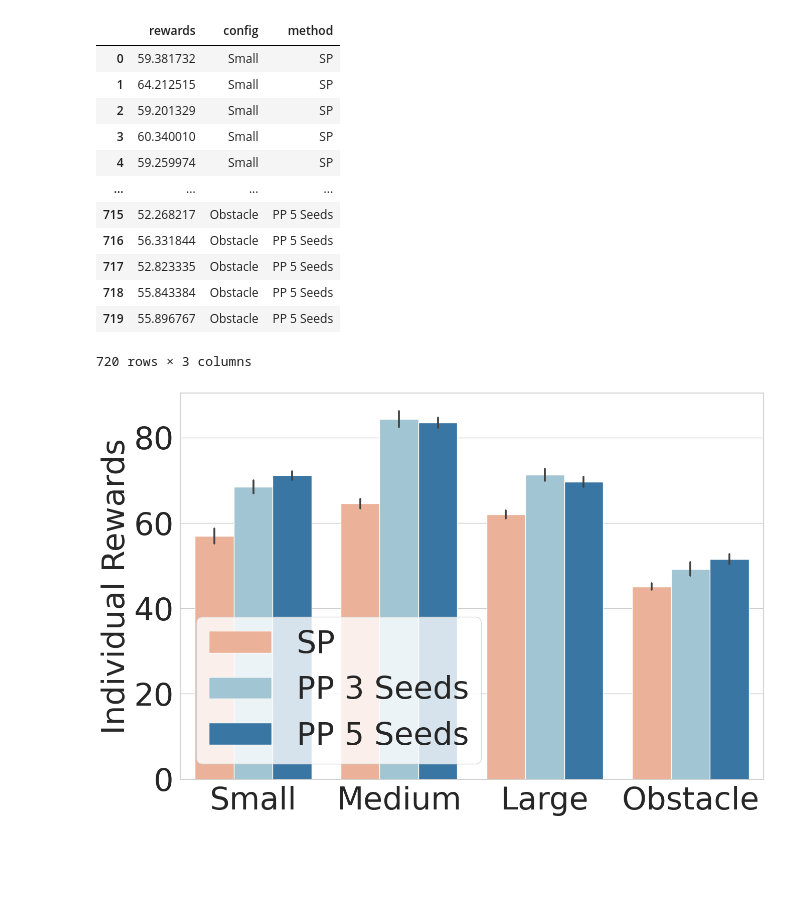
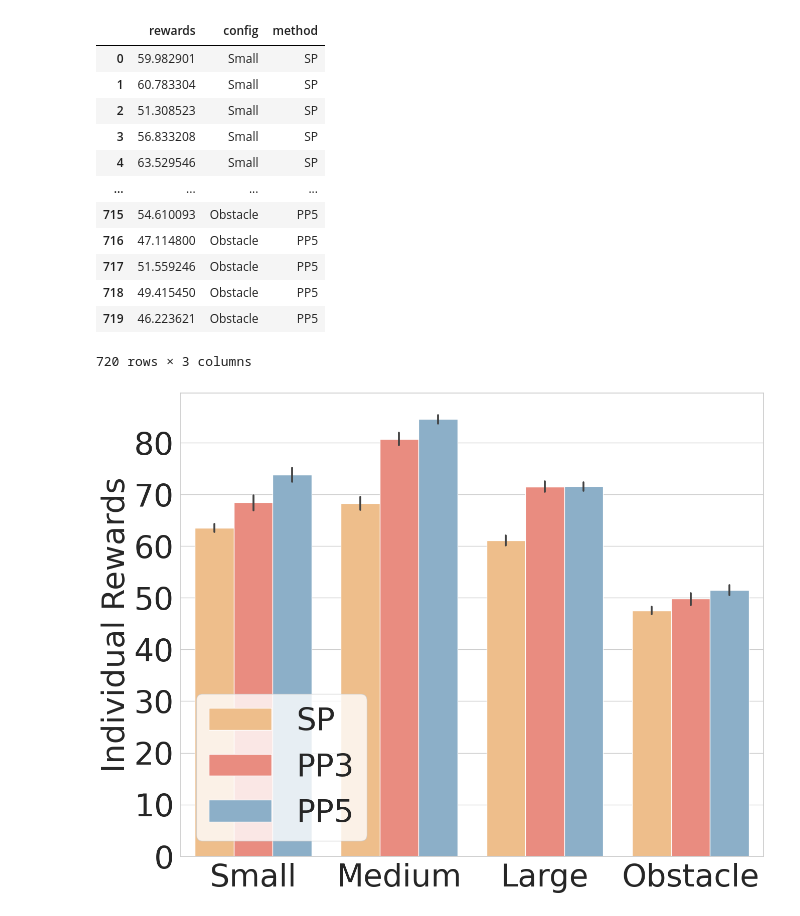
Before and after one commit to ThomasChen98/Level-of-Influence, a Jupyter notebook: MARL/bars.ipynb, the cells around one changed output. Cells and saved outputs as stored; diff of their text form; code cells hidden in the pictures; blank space fills up the shorter version.

```diff
--- a/MARL/bars.ipynb
+++ b/MARL/bars.ipynb
@@ -11,13 +11,13 @@ import matplotlib.pyplot as plt
 import warnings
 warnings.filterwarnings('ignore')
 
-figsize=(15,10)
+figsize=(15,12)
 fontsize = 45
 export_dir = './plots_bar/'
 load_dir = './data_tournament/'
 filetype = 'pdf'
 
-env_name = 'prisoners_dilemma'
+env_name = 'stag_hunt'
 row_name = ['S', 'M', 'L', 'O']
 col_name = ['SP5', 'PP3', 'PP5']
 
@@ -27,8 +27,8 @@ row_name_dict = {'S': 'Small',
                  'O': 'Obstacle'}
 
 col_name_dict = {'SP5': 'SP',
-                 'PP3': 'PP 3 Seeds',
-                 'PP5': 'PP 5 Seeds',
+                 'PP3': 'PP3',
+                 'PP5': 'PP5',
                  'FCP3': 'FCP 3 Seeds',
                  'FCP5': 'FCP 5 Seeds'}
 
@@ -36,7 +36,7 @@ sns.set()
 sns.set_context("paper")
 sns.set(rc={'figure.figsize':figsize})
 sns.set_style("whitegrid")
-palette = ["#f8ac8c", "#9ac9db", "#2878b5"]
+palette = ["#FFBE7A", "#FA7F6F", "#82B0D2", "#BEB8DC"]
 # %%
 rewards = np.empty((len(row_name), len(col_name), 2)) # mean & variance
 raw_df = pd.DataFrame()
@@ -52,28 +52,28 @@ for row in np.arange(len(row_name)):
 raw_df
 # %% [output]
 |  | rewards | config | method |
-| 0 | 59.381732 | Small | SP |
-| 1 | 64.212515 | Small | SP |
-| 2 | 59.201329 | Small | SP |
-| 3 | 60.340010 | Small | SP |
-| 4 | 59.259974 | Small | SP |
+| 0 | 59.982901 | Small | SP |
+| 1 | 60.783304 | Small | SP |
+| 2 | 51.308523 | Small | SP |
+| 3 | 56.833208 | Small | SP |
+| 4 | 63.529546 | Small | SP |
 | ... | ... | ... | ... |
-| 715 | 52.268217 | Obstacle | PP 5 Seeds |
-| 716 | 56.331844 | Obstacle | PP 5 Seeds |
-| 717 | 52.823335 | Obstacle | PP 5 Seeds |
-| 718 | 55.843384 | Obstacle | PP 5 Seeds |
-| 719 | 55.896767 | Obstacle | PP 5 Seeds |
+| 715 | 54.610093 | Obstacle | PP5 |
+| 716 | 47.114800 | Obstacle | PP5 |
+| 717 | 51.559246 | Obstacle | PP5 |
+| 718 | 49.415450 | Obstacle | PP5 |
+| 719 | 46.223621 | Obstacle | PP5 |
 720 rows × 3 columns
 # %%
 ax = sns.barplot(data=raw_df, x='config', y='rewards', hue='method', palette=sns.color_palette(palette,3))
 
 ax.set_xlabel('', fontsize=fontsize)
 ax.set_ylabel('Individual Rewards', fontsize=fontsize)
 # ax.set_title((env_name.replace('_',' ')+' Tournament').title(), fontsize=fontsize, y=1.05)
-ax.legend(fontsize=fontsize, loc='best')
+ax.legend(fontsize=fontsize, loc='lower left')
 
 plt.xticks(fontsize=fontsize)
 plt.yticks(fontsize=fontsize)
 plt.savefig(os.path.join(export_dir, env_name.replace('_',' ')+' bar.'+filetype), bbox_inches='tight')
 # %% [output]
-[figure, old version]
+[figure, new version]
```
Also changed, not shown: 15 other files.
